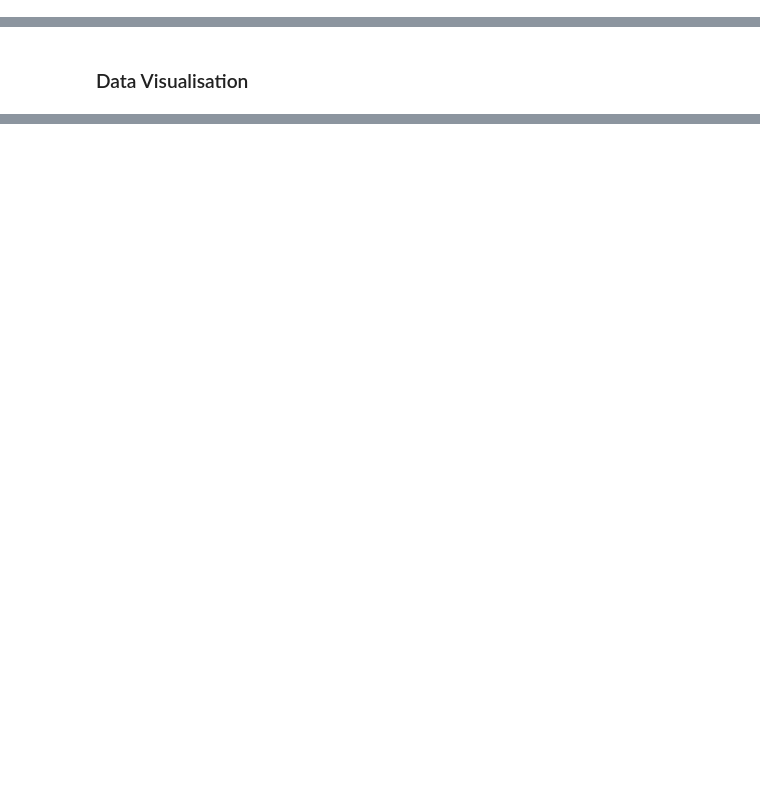
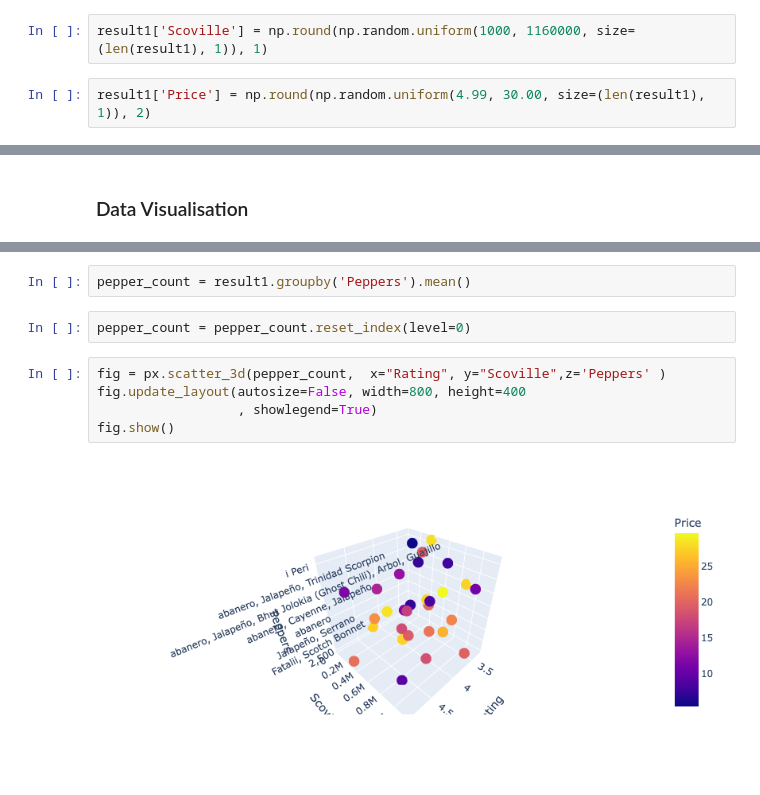
Before and after one commit to kelvinpurdom/HotSauceNLP, a Jupyter notebook: notebooks/Hot_Sauce_NLP.ipynb, the cells around one changed output, grey strips where cells are left out. Drawn from its saved outputs; the diff is of its cells as text; blank space fills up the shorter version.

Commit message:
Added Some Visualisation

```diff
--- a/notebooks/Hot_Sauce_NLP.ipynb
+++ b/notebooks/Hot_Sauce_NLP.ipynb
@@ -97 +126,5 @@ np.random.seed(365)
 result1['Rating'] = np.round(np.random.uniform(3.2, 5.0, size=(len(result1), 1)), 1)
+# %%
+result1['Scoville'] = np.round(np.random.uniform(1000, 1160000, size=(len(result1), 1)), 1)
+# %%
+result1['Price'] = np.round(np.random.uniform(4.99, 30.00, size=(len(result1), 1)), 2)
@@ -115,0 +135,11 @@ result1
+# %%
+pepper_count = result1.groupby('Peppers').mean()
+# %%
+pepper_count = pepper_count.reset_index(level=0)
+# %%
+fig = px.scatter_3d(pepper_count,  x="Rating", y="Scoville",z='Peppers' )
+fig.update_layout(autosize=False, width=800, height=400
+                  , showlegend=True)
+fig.show()
+# %% [output]
+[figure, added]
```
Also changed, not shown: parts of 11 cells of this notebook.
